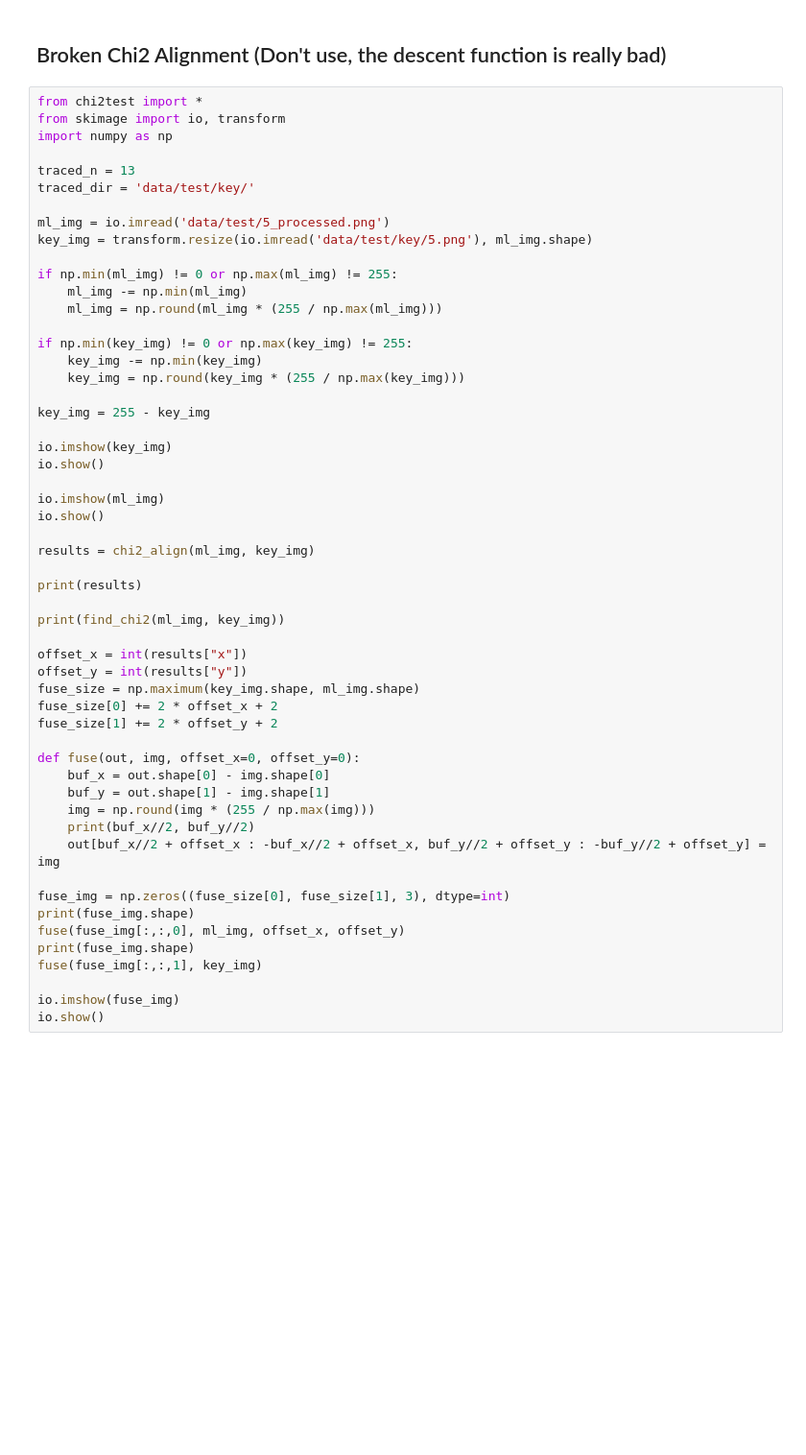
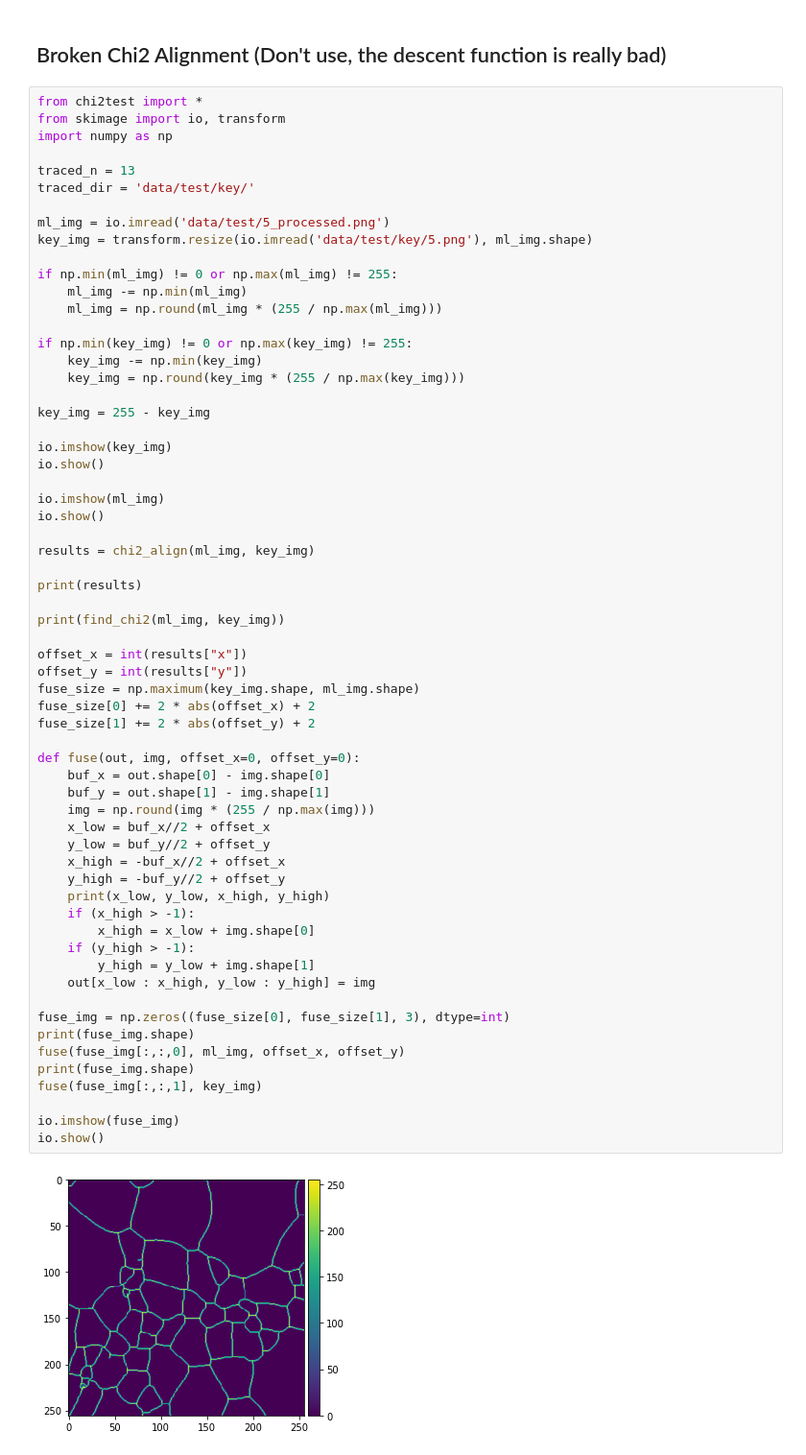
Before and after one commit to xkstein/Grain-U-Net, a Jupyter notebook: main.ipynb, the cells around one changed output. Shown at 96% size. Saved outputs shown, nothing was run; the diff lists cells and outputs as text; blank space fills up the shorter version.

```diff
--- a/main.ipynb
+++ b/main.ipynb
@@ -205,34 +208,44 @@ key_img = 255 - key_img
 
 io.imshow(key_img)
 io.show()
 
 io.imshow(ml_img)
 io.show()
 
 results = chi2_align(ml_img, key_img)
 
 print(results)
 
 print(find_chi2(ml_img, key_img))
 
 offset_x = int(results["x"])
 offset_y = int(results["y"])
 fuse_size = np.maximum(key_img.shape, ml_img.shape)
-fuse_size[0] += 2 * offset_x + 2
-fuse_size[1] += 2 * offset_y + 2
+fuse_size[0] += 2 * abs(offset_x) + 2
+fuse_size[1] += 2 * abs(offset_y) + 2
 
 def fuse(out, img, offset_x=0, offset_y=0):
     buf_x = out.shape[0] - img.shape[0]
     buf_y = out.shape[1] - img.shape[1]
     img = np.round(img * (255 / np.max(img)))
-    print(buf_x//2, buf_y//2)
-    out[buf_x//2 + offset_x : -buf_x//2 + offset_x, buf_y//2 + offset_y : -buf_y//2 + offset_y] = img
+    x_low = buf_x//2 + offset_x
+    y_low = buf_y//2 + offset_y
+    x_high = -buf_x//2 + offset_x
+    y_high = -buf_y//2 + offset_y
+    print(x_low, y_low, x_high, y_high)
+    if (x_high > -1):
+        x_high = x_low + img.shape[0]
+    if (y_high > -1):
+        y_high = y_low + img.shape[1]
+    out[x_low : x_high, y_low : y_high] = img
 
 fuse_img = np.zeros((fuse_size[0], fuse_size[1], 3), dtype=int)
 print(fuse_img.shape)
 fuse(fuse_img[:,:,0], ml_img, offset_x, offset_y)
 print(fuse_img.shape)
 fuse(fuse_img[:,:,1], key_img)
 
 io.imshow(fuse_img)
 io.show()
+# %% [output]
+[figure, added]
```
Also changed, not shown: parts of 3 cells of this notebook, 1 other file.
